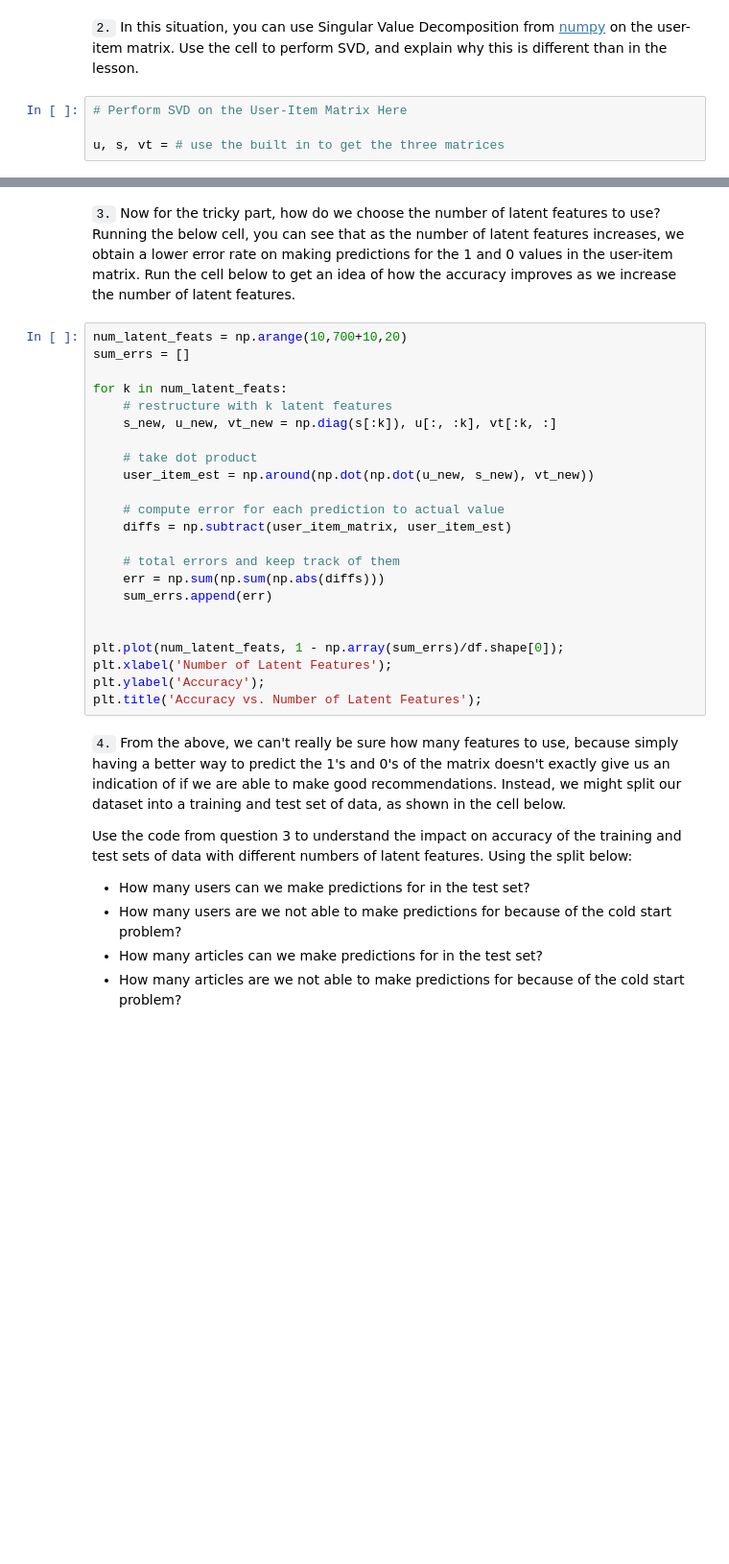
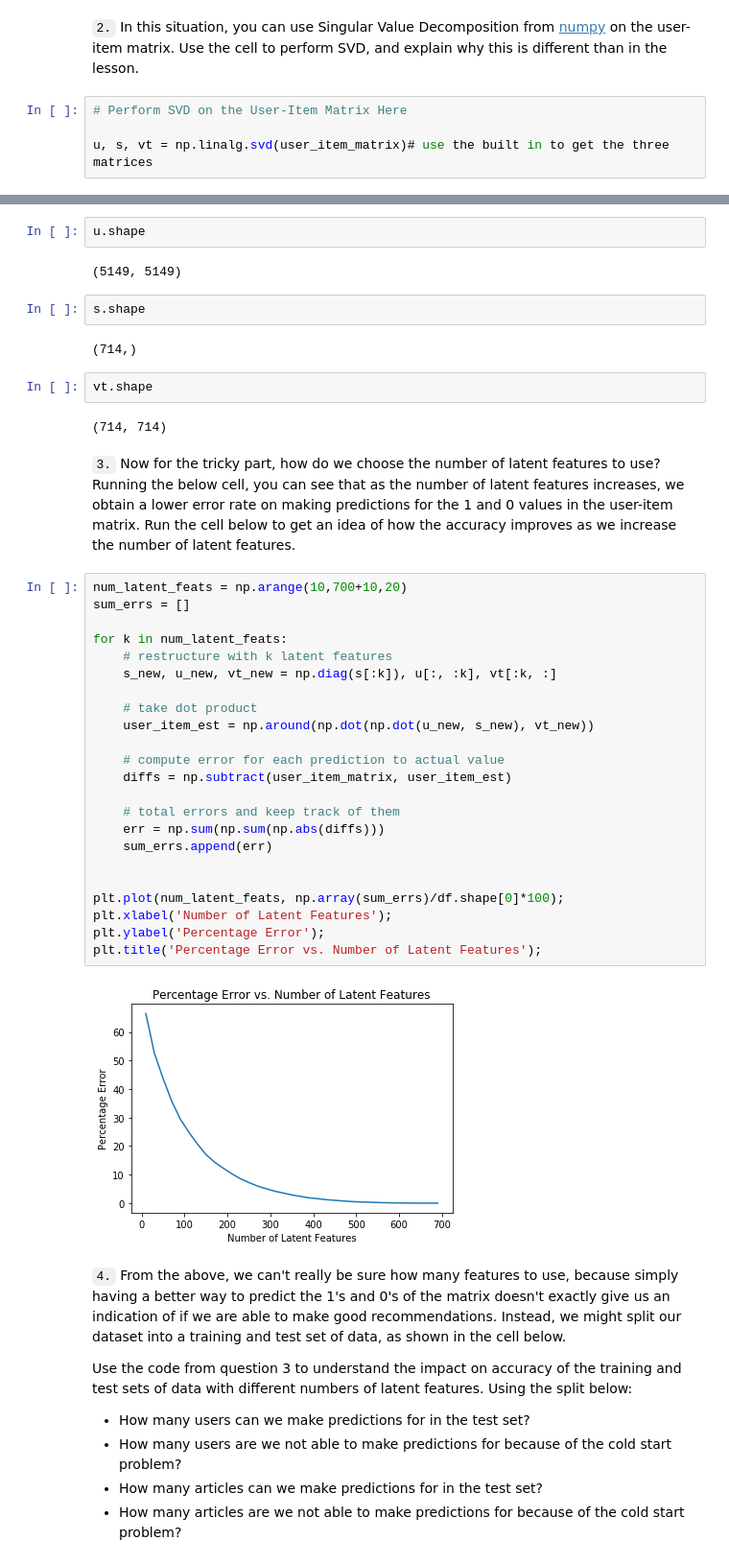
Before and after one commit to JPunter/ibm_recommender, a Jupyter notebook: Recommendations_with_IBM.ipynb, the cells around one changed output, grey strips where cells are left out. Shown at 96% size. Saved outputs shown, nothing was run; the diff lists cells and outputs as text; blank space fills up the shorter version.

```diff
--- a/Recommendations_with_IBM.ipynb
+++ b/Recommendations_with_IBM.ipynb
@@ -702,4 +711,4 @@ user_item_matrix.head()
 # %%
 # Perform SVD on the User-Item Matrix Here
 
-u, s, vt = # use the built in to get the three matrices
+u, s, vt = np.linalg.svd(user_item_matrix)# use the built in to get the three matrices
@@ -708,28 +719,42 @@ u, s, vt = # use the built in to get the three matrices
+# %%
+u.shape
+# %% [output]
+(5149, 5149)
+# %%
+s.shape
+# %% [output]
+(714,)
+# %%
+vt.shape
+# %% [output]
+(714, 714)
 # %% [markdown]
 `3.` Now for the tricky part, how do we choose the number of latent features to use?  Running the below cell, you can see that as the number of latent features increases, we obtain a lower error rate on making predictions for the 1 and 0 values in the user-item matrix.  Run the cell below to get an idea of how the accuracy improves as we increase the number of latent features.
 # %%
 num_latent_feats = np.arange(10,700+10,20)
 sum_errs = []
 
 for k in num_latent_feats:
     # restructure with k latent features
     s_new, u_new, vt_new = np.diag(s[:k]), u[:, :k], vt[:k, :]
 
     # take dot product
     user_item_est = np.around(np.dot(np.dot(u_new, s_new), vt_new))
 
     # compute error for each prediction to actual value
     diffs = np.subtract(user_item_matrix, user_item_est)
 
     # total errors and keep track of them
     err = np.sum(np.sum(np.abs(diffs)))
     sum_errs.append(err)
 
 
-plt.plot(num_latent_feats, 1 - np.array(sum_errs)/df.shape[0]);
+plt.plot(num_latent_feats, np.array(sum_errs)/df.shape[0]*100);
 plt.xlabel('Number of Latent Features');
-plt.ylabel('Accuracy');
-plt.title('Accuracy vs. Number of Latent Features');
+plt.ylabel('Percentage Error');
+plt.title('Percentage Error vs. Number of Latent Features');
+# %% [output]
+[figure, added]
 # %% [markdown]
 `4.` From the above, we can't really be sure how many features to use, because simply having a better way to predict the 1's and 0's of the matrix doesn't exactly give us an indication of if we are able to make good recommendations.  Instead, we might split our dataset into a training and test set of data, as shown in the cell below.
 
```
Also changed, not shown: parts of 21 cells of this notebook.
